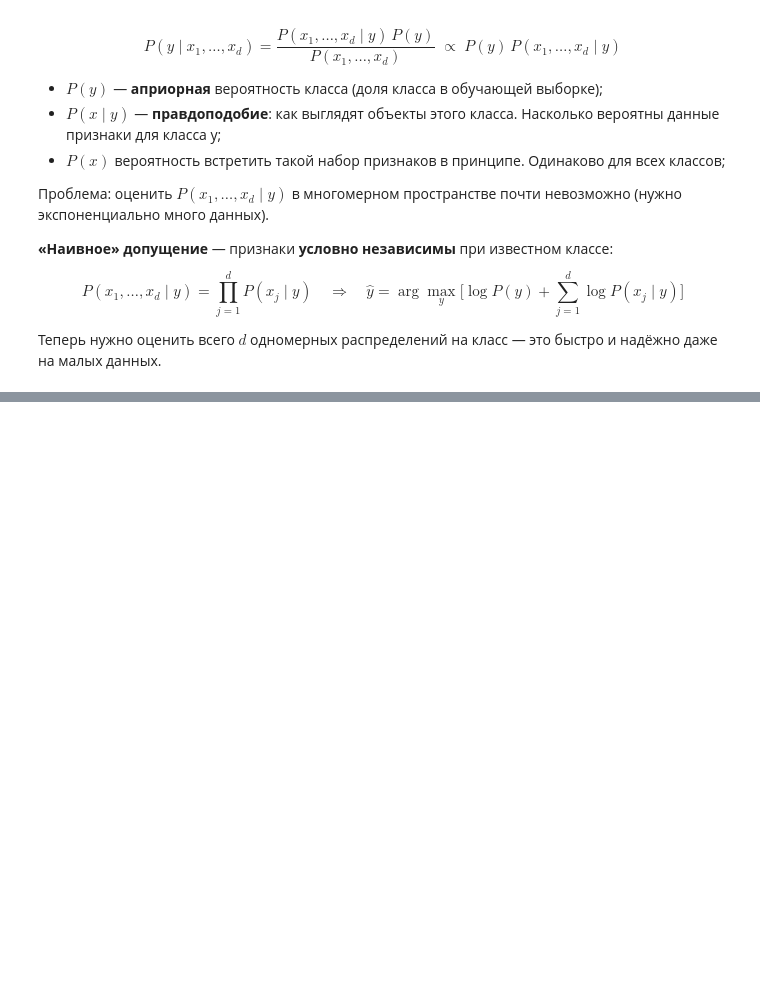
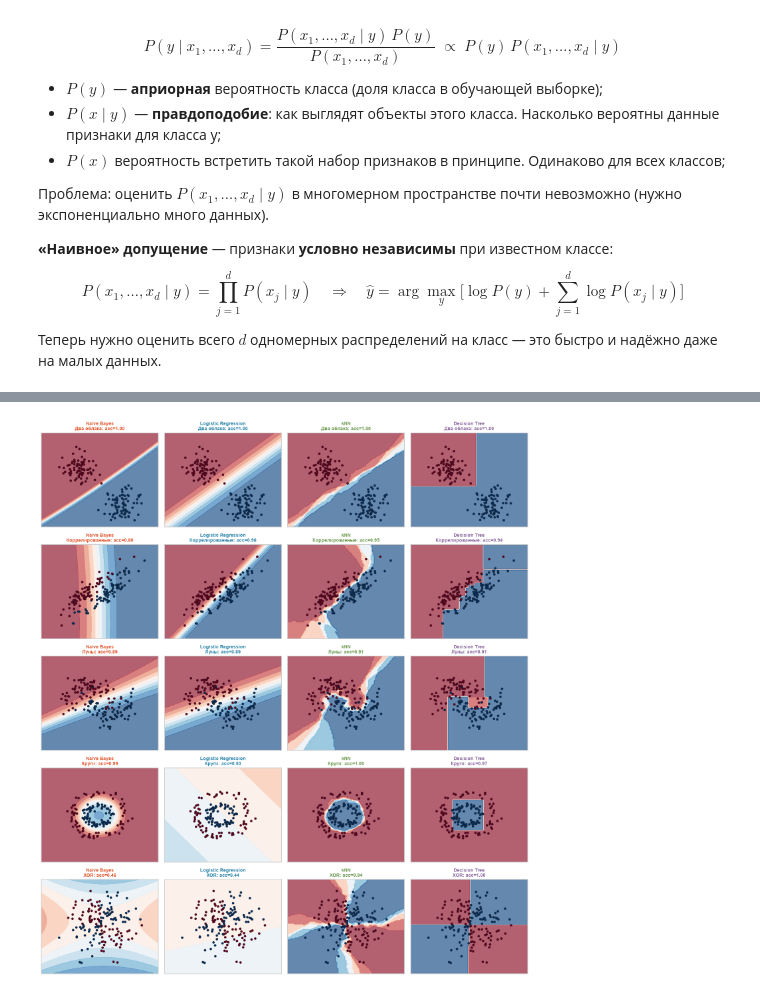
Before and after one commit to BinGoJr/Naive-Bayes, a Jupyter notebook: NaiveBayes.ipynb, the cells around one changed output, grey strips where cells are left out. Drawn from its saved outputs; the diff is of its cells as text; code cells hidden in the pictures; blank space fills up the shorter version.

Commit message:
Mathematics of the naive Bayes classifier, a simple example, comparison with other classifiers

```diff
--- a/NaiveBayes.ipynb
+++ b/NaiveBayes.ipynb
@@ -26,0 +112,52 @@ $$
+# %%
+sns.set_theme(style="whitegrid", context="notebook")
+plt.rcParams.update({"figure.dpi": 100, "axes.titleweight": "bold"})
+RS = 42
+
+# единые цвета
+COL = {"Naive Bayes": "#E4572E", "Logistic Regression": "#2E86AB",
+       "kNN": "#6A994E", "Decision Tree": "#8D6A9F"}
+
+def make_models(nb=None):
+    # Набор простых моделей для сравнения
+    return {
+        "Naive Bayes":         nb if nb is not None else GaussianNB(),
+        "Logistic Regression": make_pipeline(StandardScaler(), LogisticRegression(max_iter=2000)),
+        "kNN":                 make_pipeline(StandardScaler(), KNeighborsClassifier(n_neighbors=5)),
+        "Decision Tree":       DecisionTreeClassifier(max_depth=5, random_state=RS),
+    }
+# %%
+def make_datasets(n=400, seed=RS):
+    rng = np.random.RandomState(seed)
+    ds = {}
+    ds["Два облака"] = make_blobs(n, centers=2, cluster_std=1.6, random_state=seed)
+    # коррелированные признаки: общая ковариация с rho=0.9, классы сдвинуты по оси x
+    cov = [[1, 0.9], [0.9, 1]]
+    X = np.vstack([rng.multivariate_normal([0, 0], cov, n // 2),
+                   rng.multivariate_normal([1.5, 0], cov, n // 2)])
+    ds["Коррелированные"] = (X, np.r_[np.zeros(n // 2), np.ones(n // 2)].astype(int))
+    ds["Луны"]  = make_moons(n, noise=0.25, random_state=seed)
+    ds["Круги"] = make_circles(n, noise=0.1, factor=0.45, random_state=seed)
+    Xx = rng.randn(n, 2) * 1.2
+    ds["XOR"] = (Xx, (Xx[:, 0] * Xx[:, 1] > 0).astype(int))
+    return ds
+
+datasets = make_datasets()
+fig, axes = plt.subplots(len(datasets), 4, figsize=(15, 3.4 * len(datasets)))
+scores_2d = {}
+for i, (dname, (X, y)) in enumerate(datasets.items()):
+    Xtr, Xte, ytr, yte = train_test_split(X, y, test_size=0.4, random_state=RS, stratify=y)
+    for j, (mname, model) in enumerate(make_models().items()):
+        model.fit(Xtr, ytr)
+        acc = model.score(Xte, yte)
+        scores_2d[(dname, mname)] = acc
+        ax = axes[i, j]
+        DecisionBoundaryDisplay.from_estimator(model, X, response_method="predict_proba", ax=ax,
+                                               cmap="RdBu", alpha=0.65, levels=np.linspace(0, 1, 11),
+                                               xlabel="", ylabel="")
+        ax.scatter(Xte[:, 0], Xte[:, 1], c=yte, cmap="RdBu", edgecolor="k", s=22, linewidth=0.5)
+        ax.set_title(f"{mname}\n{dname}: acc={acc:.2f}", fontsize=10, color=COL[mname])
+        ax.set_xticks([]); ax.set_yticks([])
+plt.tight_layout(); plt.show()
+# %% [output]
+[figure, added]
```
Also changed, not shown: parts of 7 cells of this notebook.
